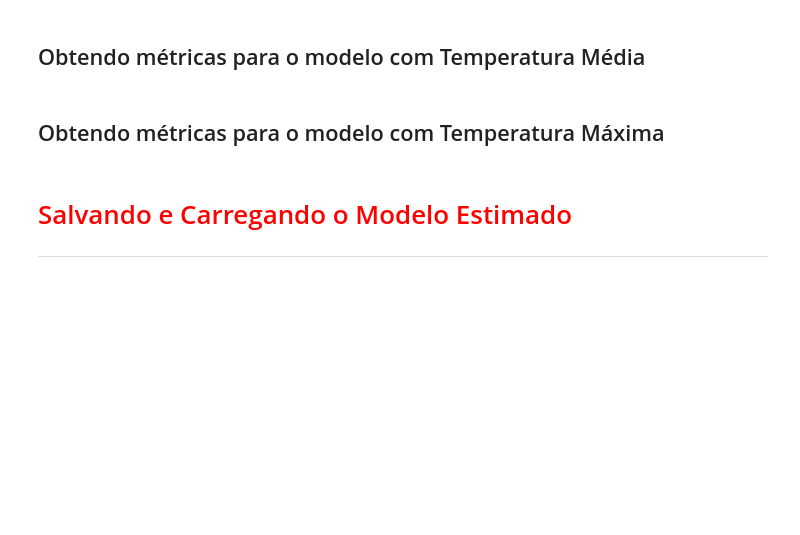
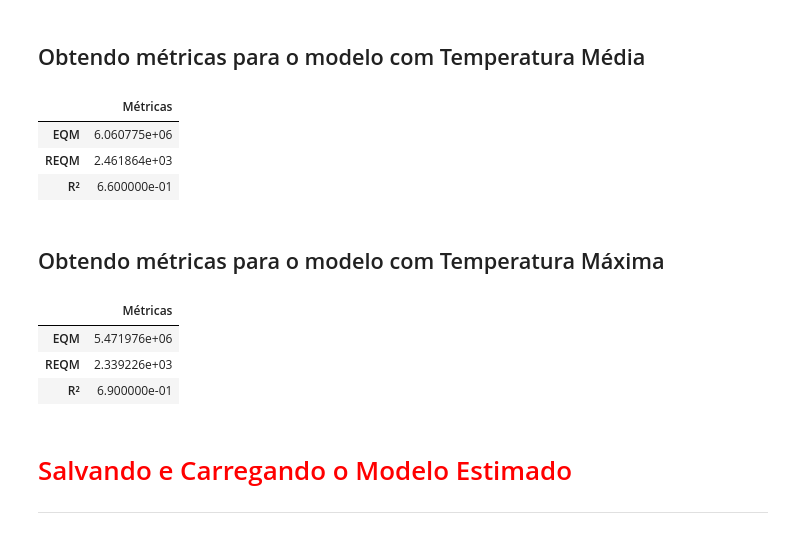
Before and after one commit to paulobressan/data-science-regressao-linear, a Jupyter notebook: Regressão Linear.ipynb, the cells around one changed output. Drawn from its saved outputs; the diff is of its cells as text; code cells hidden in the pictures; blank space fills up the shorter version.

Commit message:
Comparando modelos

```diff
--- a/Regressão Linear.ipynb
+++ b/Regressão Linear.ipynb
@@ -624,6 +649,12 @@ Fonte: Econometria Básica - 5ª edição - Gujarati e Porter
 # %% [markdown]
 ## Criando os datasets de treino e de teste
+# %%
+X2_train, X2_test, y2_train, y2_test = train_test_split(X2, y, test_size=0.3, random_state=2811)
 # %% [markdown]
 ## Instanciando a classe *LinearRegression()*
+# %%
+modelo_2 = LinearRegression()
 # %% [markdown]
 ## Utilizando o método *fit()* do objeto "modelo_2" para estimar nosso modelo linear utilizando os dados de TREINO (y2_train e X2_train)
+# %%
+modelo_2.fit(X2_train, y2_train)
@@ -632,4 +682,7 @@ Fonte: Econometria Básica - 5ª edição - Gujarati e Porter
 # %% [markdown]
 ## Gerando previsões para os dados de TESTE (X_test e X2_test) utilizando o método *predict()* dos objetos "modelo" e "modelo_2"
+# %%
+y_previsto = modelo.predict(X_test)
+y_previsto_2 = modelo_2.predict(X2_test)
 # %% [markdown]
 ## Obtendo o coeficiente de determinação (R²) para as previsões dos dois modelos
@@ -657,8 +724,38 @@ Raíz quadrada da média dos quadrados dos erros. Ajustes melhores apresentam $\
 $$\sqrt{EQM(y, \hat{y})} = \sqrt{\frac 1n\sum_{i=0}^{n-1}(y_i-\hat{y}_i)^2}$$
 # %% [markdown]
 ## Obtendo métricas para o modelo com Temperatura Média
+# %%
+# Obtendo o Erro Quadrático Médio
+EQM_2 = metrics.mean_squared_error(y2_test, y_previsto_2).round(2)
+# Obtendo raiz quadrada do Erro Quadrático Médio
+REQM_2 = np.sqrt(metrics.mean_squared_error(y2_test, y_previsto_2).round(2))
+R2_2 = metrics.r2_score(y2_test, y_previsto_2).round(2)
+pd.DataFrame([EQM_2, REQM_2, R2_2], ['EQM', 'REQM', 'R²'], columns=['Métricas'])
+
+# Podemos analisar que temos no REQM temos 2.461 de erro
+# %% [output]
+|  | Métricas |
+| EQM | 6.060775e+06 |
+| REQM | 2.461864e+03 |
+| R² | 6.600000e-01 |
 # %% [markdown]
 ## Obtendo métricas para o modelo com Temperatura Máxima
+# %%
+# Obtendo o Erro Quadrático Médio
+EQM = metrics.mean_squared_error(y_test, y_previsto).round(2)
+# Obtendo raiz quadrada do Erro Quadrático Médio
+REQM = np.sqrt(metrics.mean_squared_error(y_test, y_previsto).round(2))
+R2 = metrics.r2_score(y_test, y_previsto).round(2)
+pd.DataFrame([EQM, REQM, R2], ['EQM', 'REQM', 'R²'], columns=['Métricas'])
+
+# Podemos analisar que temos no REQM temos 2.339 de erro
+
+Podemos analisar que com a temperatura maxima o nosso er
+# %% [output]
+|  | Métricas |
+| EQM | 5.471976e+06 |
+| REQM | 2.339226e+03 |
+| R² | 6.900000e-01 |
 # %% [markdown]
 # <font color='red' style='font-size: 30px;'>Salvando e Carregando o Modelo Estimado</font>
 <hr style='border: 2px solid red;'>
```
Also changed, not shown: parts of 12 cells of this notebook.
